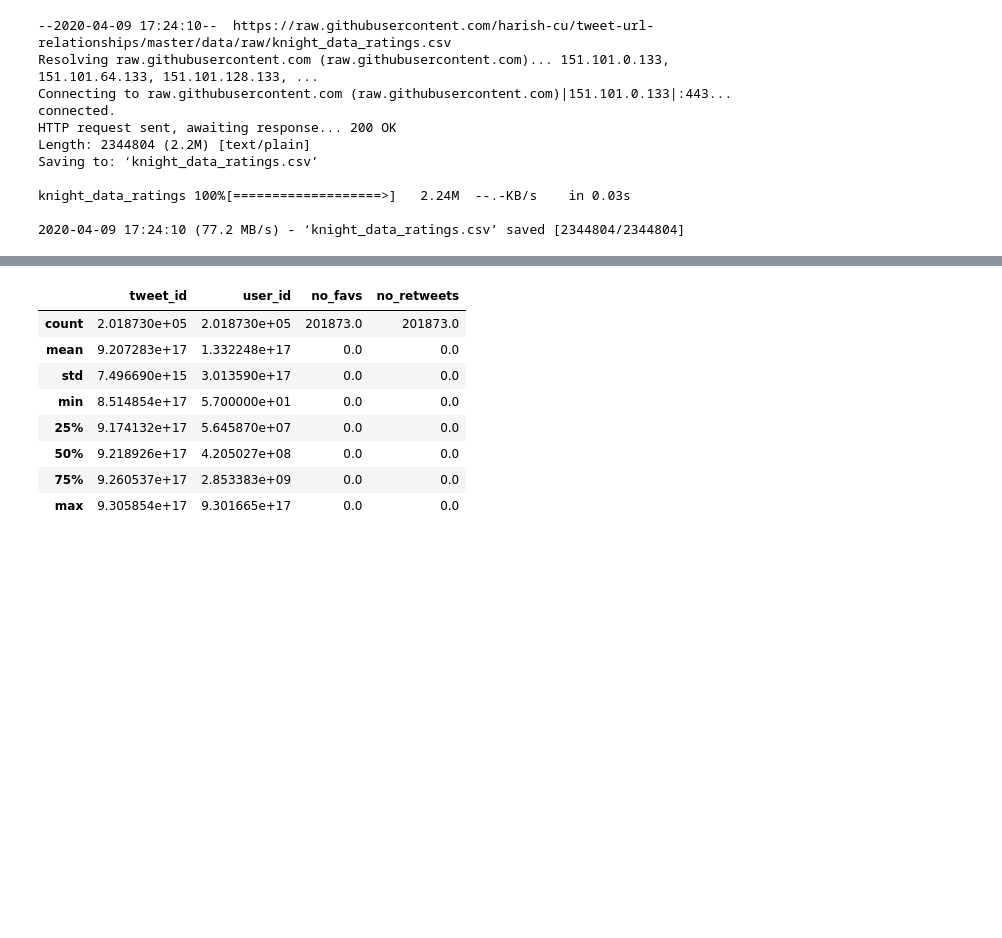
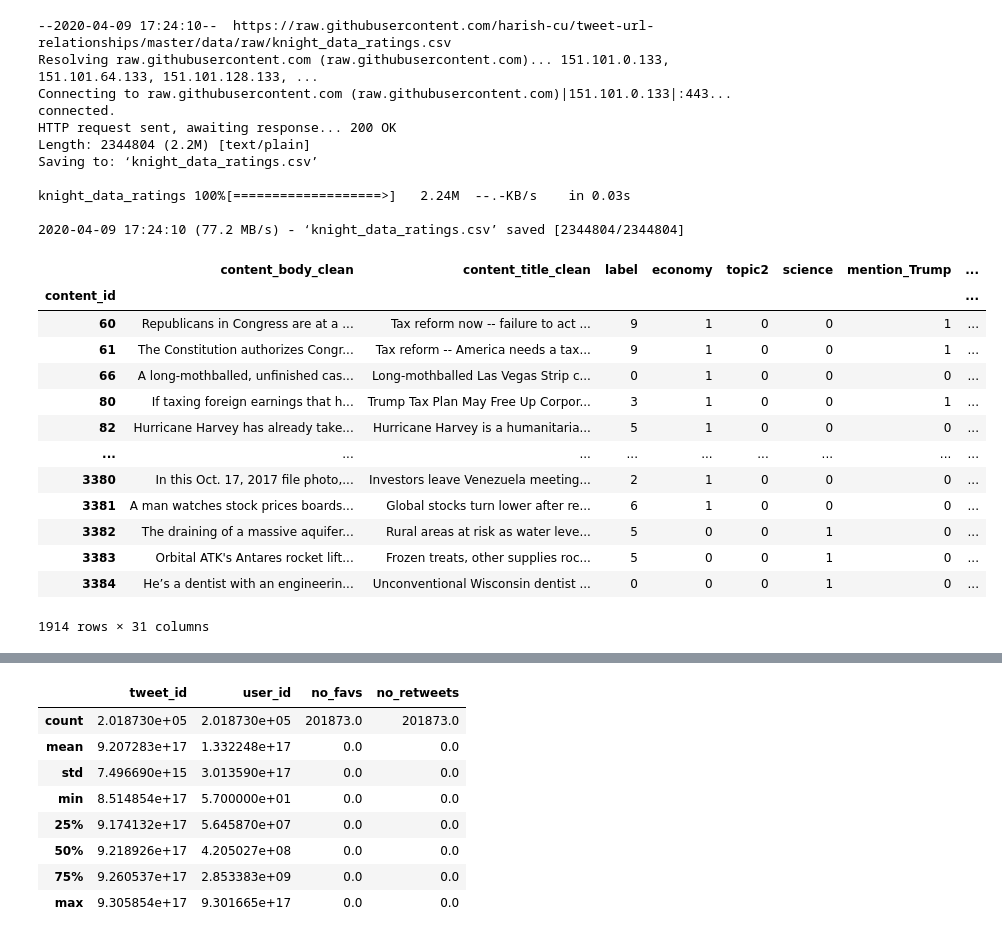
Before and after one commit to fagan2888/tweet-url-relationships, a Jupyter notebook: notebooks/Tweet Trust Correlation.ipynb, the cells around one changed output, grey strips where cells are left out. Drawn from its saved outputs; the diff is of its cells as text; code cells hidden in the pictures; blank space fills up the shorter version.

```diff
--- a/notebooks/Tweet Trust Correlation.ipynb
+++ b/notebooks/Tweet Trust Correlation.ipynb
@@ -68,6 +68,24 @@ knight_data_ratings 100%[===================>]   2.24M  --.-KB/s    in 0.03s
 # %%
 raw_data = pd.read_csv("knight_data_articles.csv")
 #raw_data.head()
+# %%
+articles = raw_data.set_index(['content_id'])
+articles
+# %% [output]
+|  | content_body_clean | content_title_clean | label | economy | topic2 | science | mention_Trump | ... |
+| content_id |  |  |  |  |  |  |  | ... |
+| 60 | Republicans in Congress are at a ... | Tax reform now -- failure to act ... | 9 | 1 | 0 | 0 | 1 | ... |
+| 61 | The Constitution authorizes Congr... | Tax reform -- America needs a tax... | 9 | 1 | 0 | 0 | 1 | ... |
+| 66 | A long-mothballed, unfinished cas... | Long-mothballed Las Vegas Strip c... | 0 | 1 | 0 | 0 | 0 | ... |
+| 80 | If taxing foreign earnings that h... | Trump Tax Plan May Free Up Corpor... | 3 | 1 | 0 | 0 | 1 | ... |
+| 82 | Hurricane Harvey has already take... | Hurricane Harvey is a humanitaria... | 5 | 1 | 0 | 0 | 0 | ... |
+| ... | ... | ... | ... | ... | ... | ... | ... | ... |
+| 3380 | In this Oct. 17, 2017 file photo,... | Investors leave Venezuela meeting... | 2 | 1 | 0 | 0 | 0 | ... |
+| 3381 | A man watches stock prices boards... | Global stocks turn lower after re... | 6 | 1 | 0 | 0 | 0 | ... |
+| 3382 | The draining of a massive aquifer... | Rural areas at risk as water leve... | 5 | 0 | 0 | 1 | 0 | ... |
+| 3383 | Orbital ATK's Antares rocket lift... | Frozen treats, other supplies roc... | 5 | 0 | 0 | 1 | 0 | ... |
+| 3384 | He’s a dentist with an engineerin... | Unconventional Wisconsin dentist ... | 0 | 0 | 0 | 1 | 0 | ... |
+1914 rows × 31 columns
 # %%
 raw_urls = pd.read_csv("knight_data_urls.csv")
 #raw_urls.head()
```
Also changed, not shown: parts of 7 cells of this notebook.
